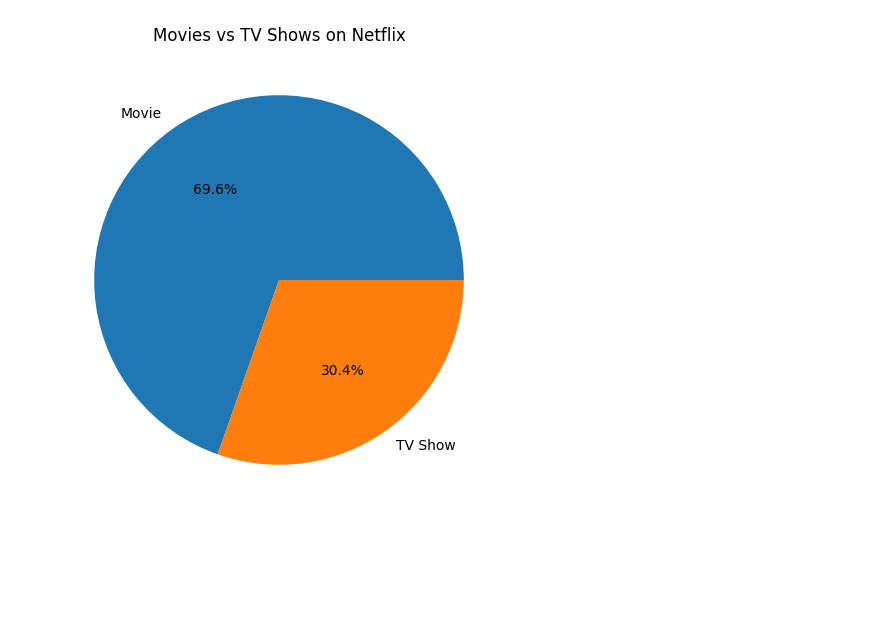
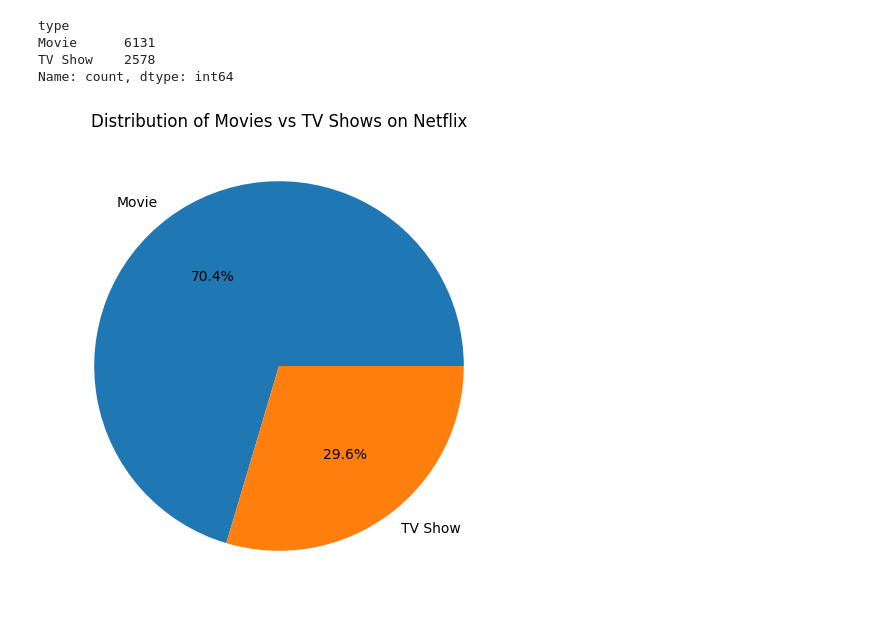
Before and after one commit to mendozaasiel1895/netflix-data-analysis, a Jupyter notebook: notebooks/netflix_anaylsis.ipynb, the cells around one changed output. Saved outputs shown, nothing was run; the diff lists cells and outputs as text; code cells hidden in the pictures; blank space fills up the shorter version.

Commit message:
movies-vs-tvShows-piechart

```diff
--- a/notebooks/netflix_anaylsis.ipynb
+++ b/notebooks/netflix_anaylsis.ipynb
@@ -23,0 +1,26 @@ Name: count, dtype: int64
+# %%
+import pandas as pd
+import matplotlib.pyplot as plt
+import seaborn as sns
+
+df = pd.read_csv("../data/netflix_titles.csv", index_col= 0)
+
+
+# Basic info
+df.info()
+
+# Summary statistics
+df.describe(include="all")
+
+# Check missing values
+df.isnull().sum()
+
+# Drop duplicates
+df = df.drop_duplicates()
+
+# Fill missing country with 'Unknown'
+df['country'] = df['country'].fillna('Unknown')
+
+# Convert date_added to datetime
+df['date_added'] = pd.to_datetime(df['date_added'], errors = "coerce")
+df = df.dropna(subset=['date_added'])
@@ -24,8 +62,18 @@ Name: count, dtype: int64
+# %%
+df['type'].value_counts()
+# %% [output]
+type
+Movie      6131
+TV Show    2578
+Name: count, dtype: int64
 # %%
+# Count Movies vs. TV Shows
+counts = df['type'].value_counts()
+
+# Pie chart
 plt.figure(figsize=(6,6))
-plt.pie(counts, labels = counts.index, autopct='%1.1f%%')
-plt.title("Movies vs TV Shows on Netflix")
-
+plt.pie(counts, labels=counts.index, autopct='%1.1f%%')
+plt.title("Distribution of Movies vs TV Shows on Netflix")
 plt.show()
 # %% [output]
-[figure, old version]
+[figure, new version]
```
Also changed, not shown: parts of 5 cells of this notebook.
